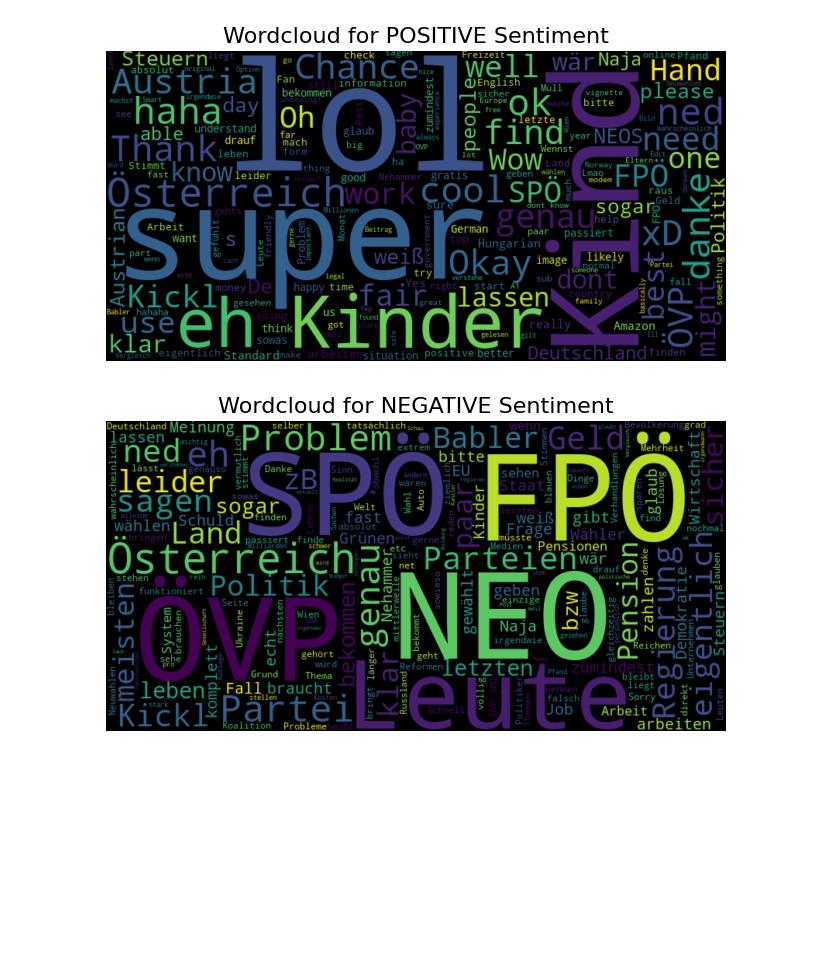
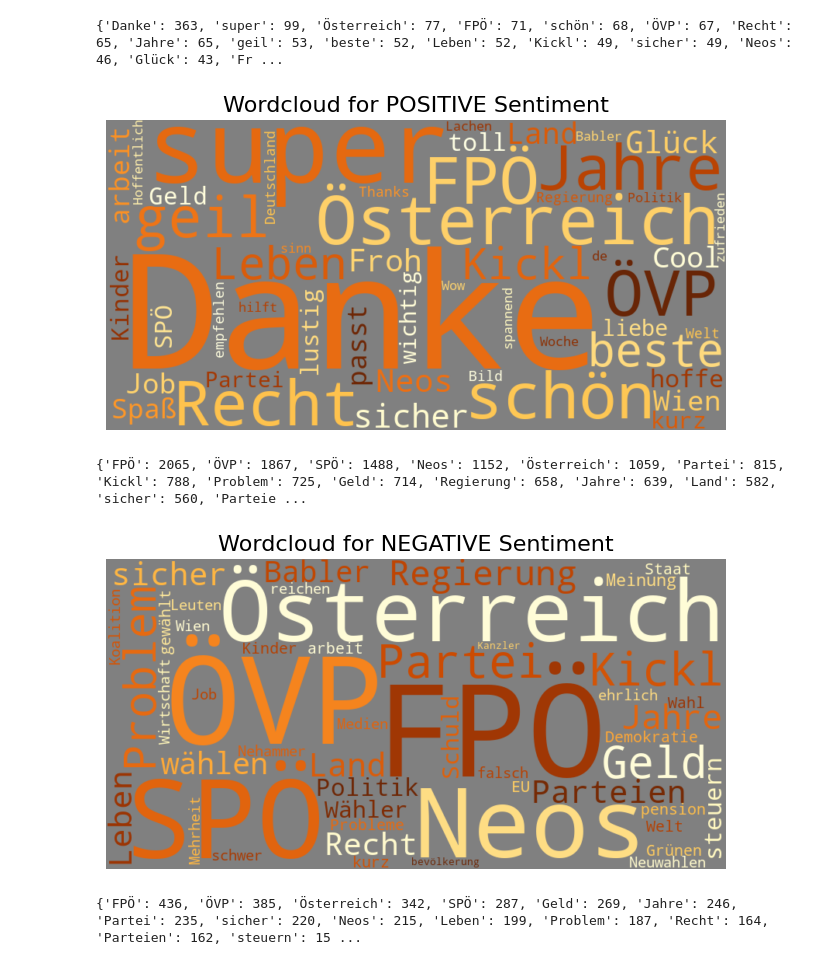
Before and after one commit to FloBrau/RedditSentiment, a Jupyter notebook: SentimentAnalysis.ipynb, the cells around one changed output. Saved outputs shown, nothing was run; the diff lists cells and outputs as text; code cells hidden in the pictures; blank space fills up the shorter version.

```diff
--- a/SentimentAnalysis.ipynb
+++ b/SentimentAnalysis.ipynb
@@ -238 +426,14 @@ def generate_wordcloud(df, sentimenttype, sentiment):
 [nltk_data]   Package stopwords is already up-to-date!
+# %%
+# Defining a function to find the most common case of a word in our data
+
+# Function for the most common case of a word
+def most_common_case(text, word):
+    word_count = Counter(text.split())
+
+    variants = []
+    for w in word_count:
+        if w.lower() == word.lower():
+            variants.append(w)
+
+    return Counter(variants).most_common(1)[0][0]
@@ -239,7 +484,26 @@ def generate_wordcloud(df, sentimenttype, sentiment):
+# %%
+# Defining a function for the wordcloud
+
+# Function for individual wordclouds
+def generate_wordcloud(df, sentimenttype, sentiment):
+
+    most_common_words = word_freqeuency(df, sentimenttype, sentiment, with_return=True)
+    print(most_common_words)
+    wordcloud = WordCloud(width = 800, height = 400, background_color = "grey",
+                            colormap="YlOrBr", max_words=50).generate_from_frequencies(most_common_words)
+
+    plt.figure(figsize = (8, 6))
+    plt.imshow(wordcloud, interpolation = "bilinear")
+    plt.axis("off")
+    plt.title(f"Wordcloud for {sentiment} Sentiment", fontsize=16)
+    plt.show()
 # %%
-# Generate a wordcloud for each sentiment type
-for sentiment in ['POSITIVE', 'NEGATIVE', 'NEUTRAL']:
-    generate_wordcloud(df_austria, "SentimentVADER", sentiment)
+# Applying the function
+for sentiment in ["POSITIVE", "NEGATIVE", "NEUTRAL"]:
+    generate_wordcloud(df_austria, "SentimentRoberta", sentiment)
 # %% [output]
+{'Danke': 363, 'super': 99, 'Österreich': 77, 'FPÖ': 71, 'schön': 68, 'ÖVP': 67, 'Recht': 65, 'Jahre': 65, 'geil': 53, 'beste': 52, 'Leben': 52, 'Kickl': 49, 'sicher': 49, 'Neos': 46, 'Glück': 43, 'Fr ...
-[figure, old version]
+[figure, new version]
+{'FPÖ': 2065, 'ÖVP': 1867, 'SPÖ': 1488, 'Neos': 1152, 'Österreich': 1059, 'Partei': 815, 'Kickl': 788, 'Problem': 725, 'Geld': 714, 'Regierung': 658, 'Jahre': 639, 'Land': 582, 'sicher': 560, 'Parteie ...
-[figure, old version]
+[figure, new version]
+{'FPÖ': 436, 'ÖVP': 385, 'Österreich': 342, 'SPÖ': 287, 'Geld': 269, 'Jahre': 246, 'Partei': 235, 'sicher': 220, 'Neos': 215, 'Leben': 199, 'Problem': 187, 'Recht': 164, 'Parteien': 162, 'steuern': 15 ...
```
Also changed, not shown: parts of 26 cells of this notebook, 6 other files.
